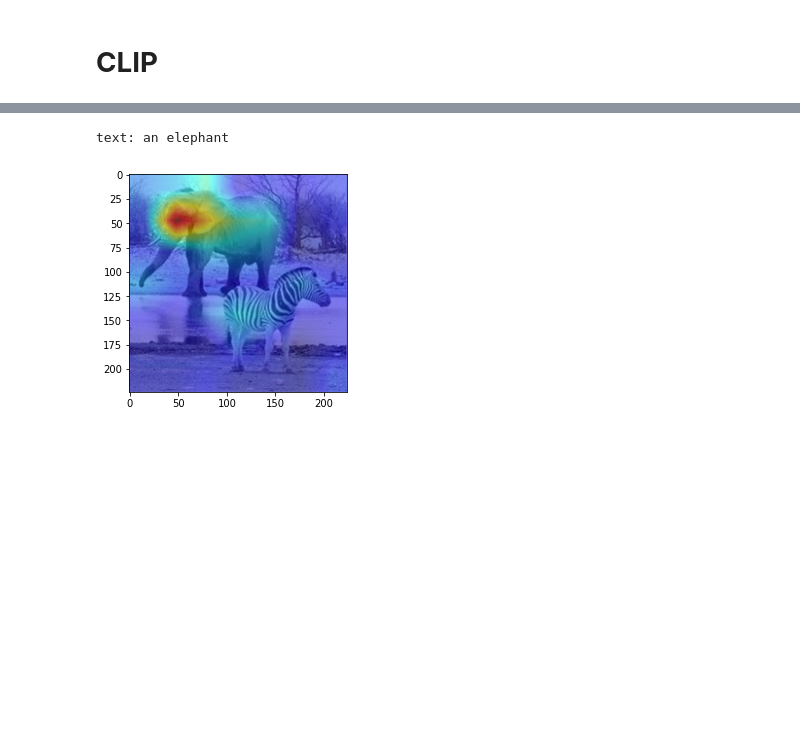
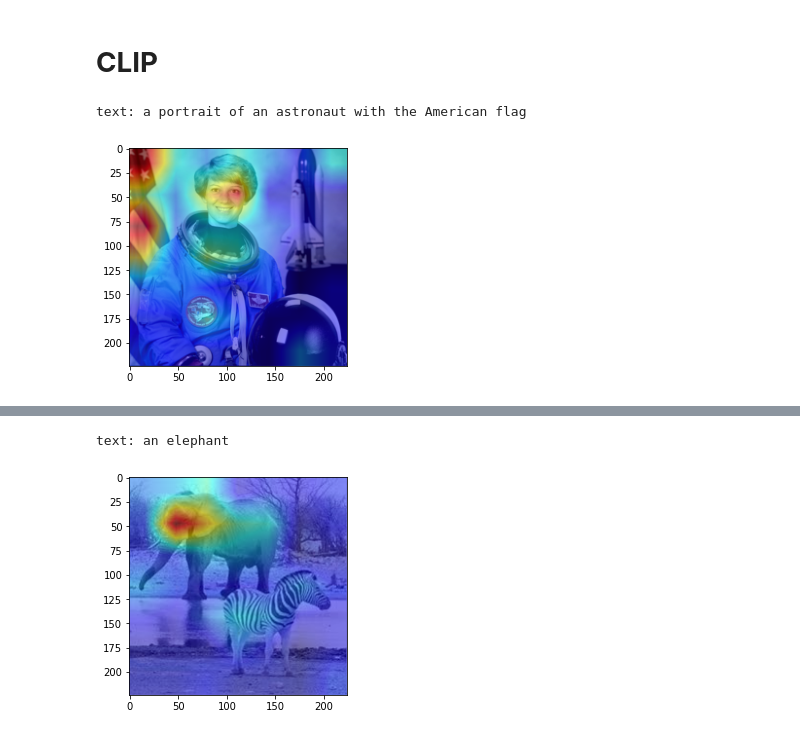
Before and after one commit to hila-chefer/Transformer-MM-Explainability, a Jupyter notebook: CLIP_explainability.ipynb, the cells around one changed output, grey strips where cells are left out. Cells and saved outputs as stored; diff of their text form; code cells hidden in the pictures; blank space fills up the shorter version.

```diff
--- a/CLIP_explainability.ipynb
+++ b/CLIP_explainability.ipynb
@@ -98,3 +98,12 @@ class color:
    BOLD = '\033[1m'
    UNDERLINE = '\033[4m'
    END = '\033[0m'
+# %%
+image = preprocess(Image.open("CLIP/astronaut.png")).unsqueeze(0).to(device)
+texts = ["a portrait of an astronaut with the American flag"]
+text = clip.tokenize(texts).to(device)
+print(color.BOLD + color.PURPLE + color.UNDERLINE + 'text: ' + texts[0] + color.END)
+interpret(model=model, image=image, text=text, device=device, index=0)
+# %% [output]
+text: a portrait of an astronaut with the American flag
+[figure, added]
```
Also changed, not shown: parts of 3 cells of this notebook.
